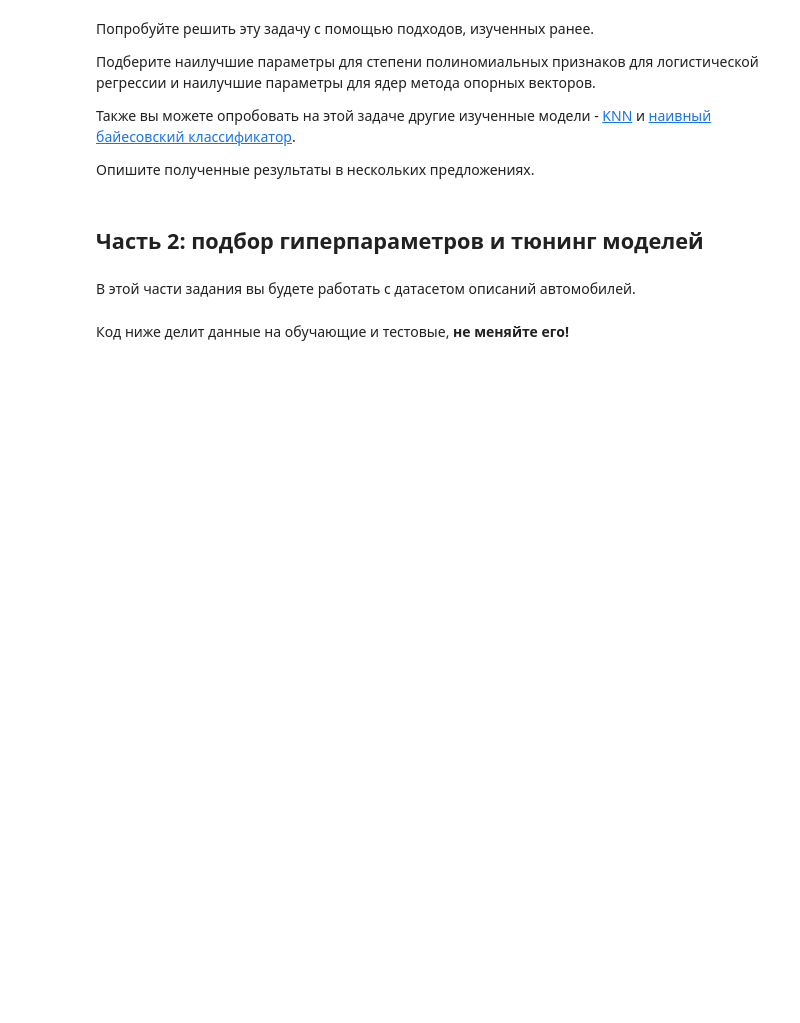
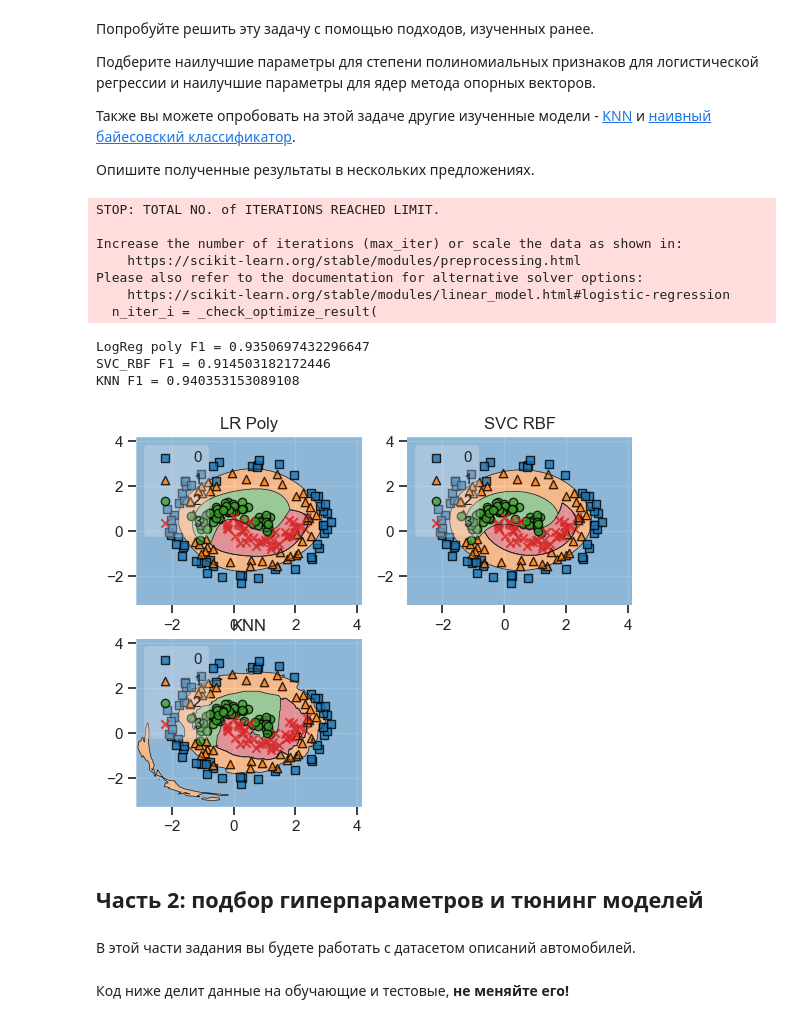
Before and after one commit to vsedykh/mipt, a Jupyter notebook: ML_hw/hw3_linclass_hyperopt.ipynb, the cells around one changed output. Saved outputs shown, nothing was run; the diff lists cells and outputs as text; code cells hidden in the pictures; blank space fills up the shorter version.

```diff
--- a/ML_hw/hw3_linclass_hyperopt.ipynb
+++ b/ML_hw/hw3_linclass_hyperopt.ipynb
@@ -109,3 +205,42 @@ plt.show()
+# %%
+from sklearn.neighbors import KNeighborsClassifier
+
+X_train, X_test, y_train, y_test = train_test_split(points, labels, test_size=0.2, random_state=123)
+pipe_lr = make_pipeline(PolynomialFeatures(4), LogisticRegression(penalty='l2'))
+pipe_svc = make_pipeline(SVC())
+pipe_knn = make_pipeline(PolynomialFeatures(4), KNeighborsClassifier(n_neighbors = 3))
+
+pipe_lr.fit(X_train, y_train)
+y_pred = pipe_lr.predict(X_test)
+print('LogReg poly F1 =', metrics.f1_score(y_test, y_pred, average='weighted'))
+
+pipe_svc.fit(X_train, y_train)
+y_pred = pipe_svc.predict(X_test)
+print('SVC_RBF F1 =', metrics.f1_score(y_test, y_pred, average='weighted'))
+
+pipe_knn.fit(X_train, y_train)
+y_pred = pipe_knn.predict(X_test)
+print('KNN F1 =', metrics.f1_score(y_test, y_pred, average='weighted'))
+for clf, lab, grd in zip([pipe_lr, pipe_svc, pipe_knn],
+                         ['LR Poly', 'SVC RBF', 'KNN'],
+                         itertools.product([0, 1], repeat=2)):
+    #clf.fit(X, y)
+    ax = plt.subplot(gs[grd[0], grd[1]])
+    fig = plot_decision_regions(X=X_test, y=y_test, clf=clf, legend=2)
+    plt.title(lab)
+plt.show()
+# %% [output]
+STOP: TOTAL NO. of ITERATIONS REACHED LIMIT.
+
+Increase the number of iterations (max_iter) or scale the data as shown in:
+    https://scikit-learn.org/stable/modules/preprocessing.html
+Please also refer to the documentation for alternative solver options:
+    https://scikit-learn.org/stable/modules/linear_model.html#logistic-regression
+  n_iter_i = _check_optimize_result(
+LogReg poly F1 = 0.9350697432296647
+SVC_RBF F1 = 0.914503182172446
+KNN F1 = 0.940353153089108
+[figure, added]
 # %% [markdown]
 ## Часть 2: подбор гиперпараметров и тюнинг моделей
 # %% [markdown]
```
Also changed, not shown: parts of 13 cells of this notebook.
